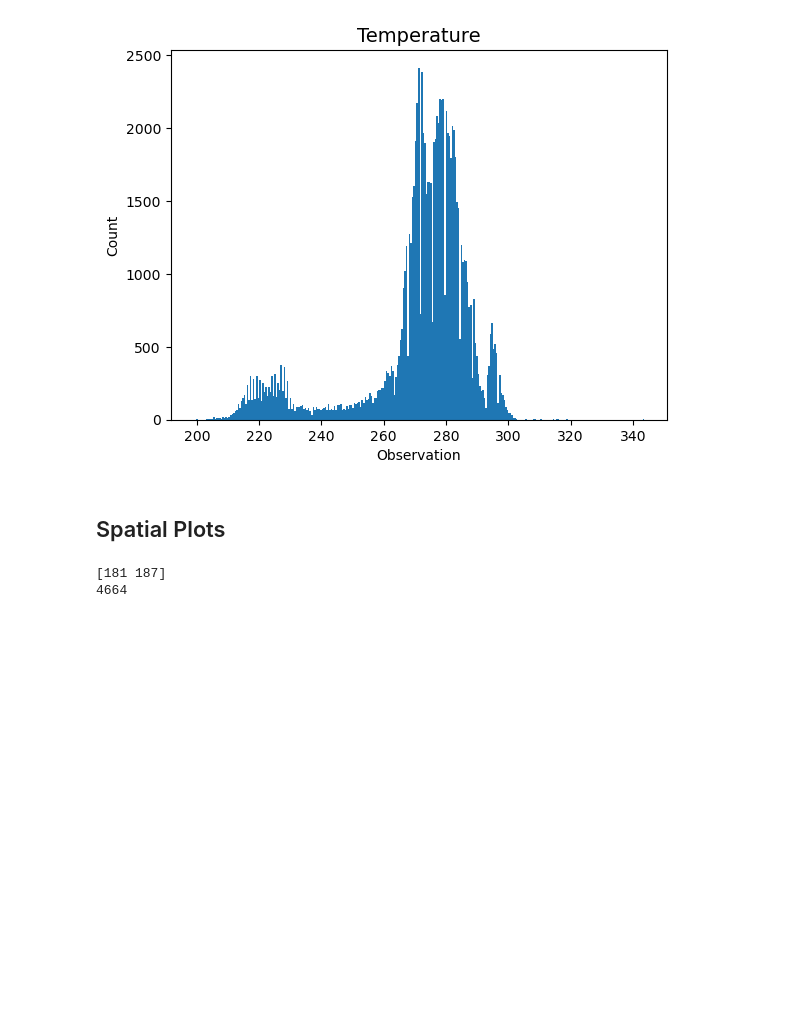
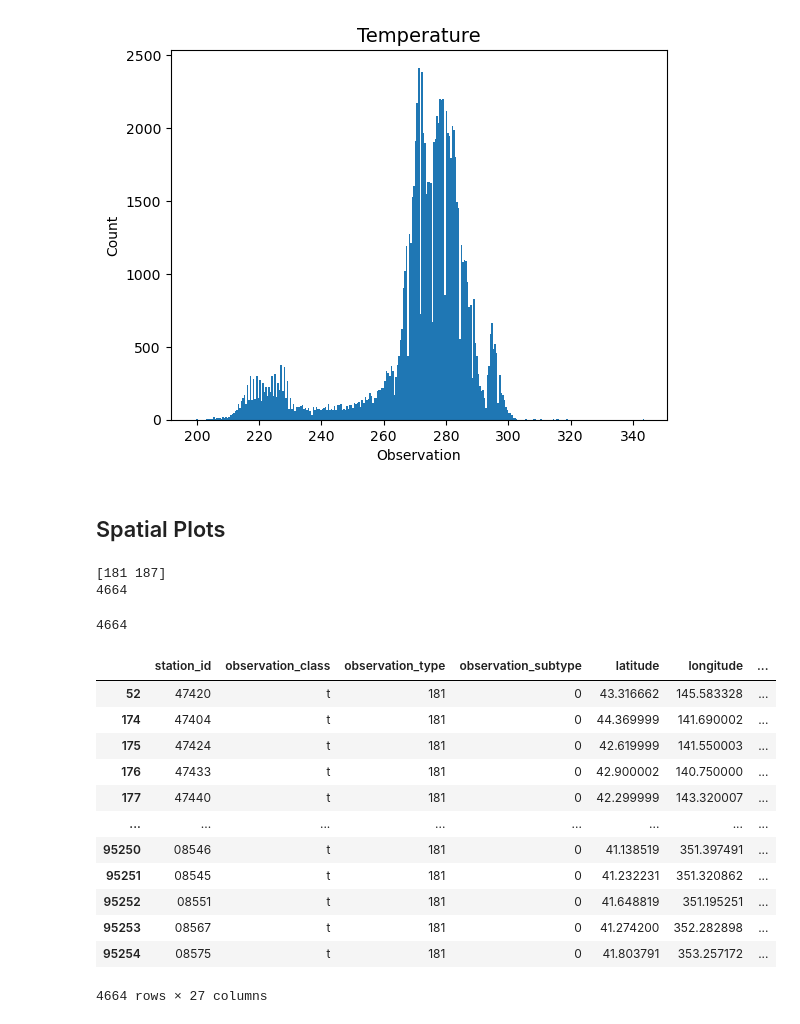
Before and after one commit to NOAA-GSL/pyDAmonitor, a Jupyter notebook: code/diag_files_explore.ipynb, the cells around one changed output. Cells and saved outputs as stored; diff of their text form; code cells hidden in the pictures; blank space fills up the shorter version.

```diff
--- a/code/diag_files_explore.ipynb
+++ b/code/diag_files_explore.ipynb
@@ -184,3 +187,23 @@ surface_obs = data_surface['observation']
+# %%
+len(obs_type)
+# %% [output]
+4664
+# %%
+data_surface
+# %% [output]
+|  | station_id | observation_class | observation_type | observation_subtype | latitude | longitude | ... |
+| 52 | 47420 | t | 181 | 0 | 43.316662 | 145.583328 | ... |
+| 174 | 47404 | t | 181 | 0 | 44.369999 | 141.690002 | ... |
+| 175 | 47424 | t | 181 | 0 | 42.619999 | 141.550003 | ... |
+| 176 | 47433 | t | 181 | 0 | 42.900002 | 140.750000 | ... |
+| 177 | 47440 | t | 181 | 0 | 42.299999 | 143.320007 | ... |
+| ... | ... | ... | ... | ... | ... | ... | ... |
+| 95250 | 08546 | t | 181 | 0 | 41.138519 | 351.397491 | ... |
+| 95251 | 08545 | t | 181 | 0 | 41.232231 | 351.320862 | ... |
+| 95252 | 08551 | t | 181 | 0 | 41.648819 | 351.195251 | ... |
+| 95253 | 08567 | t | 181 | 0 | 41.274200 | 352.282898 | ... |
+| 95254 | 08575 | t | 181 | 0 | 41.803791 | 353.257172 | ... |
+4664 rows × 27 columns
 # %%
 # Create the plot
 plt.figure(figsize=(15, 12))
```
Also changed, not shown: parts of 6 cells of this notebook, 3 other files.
